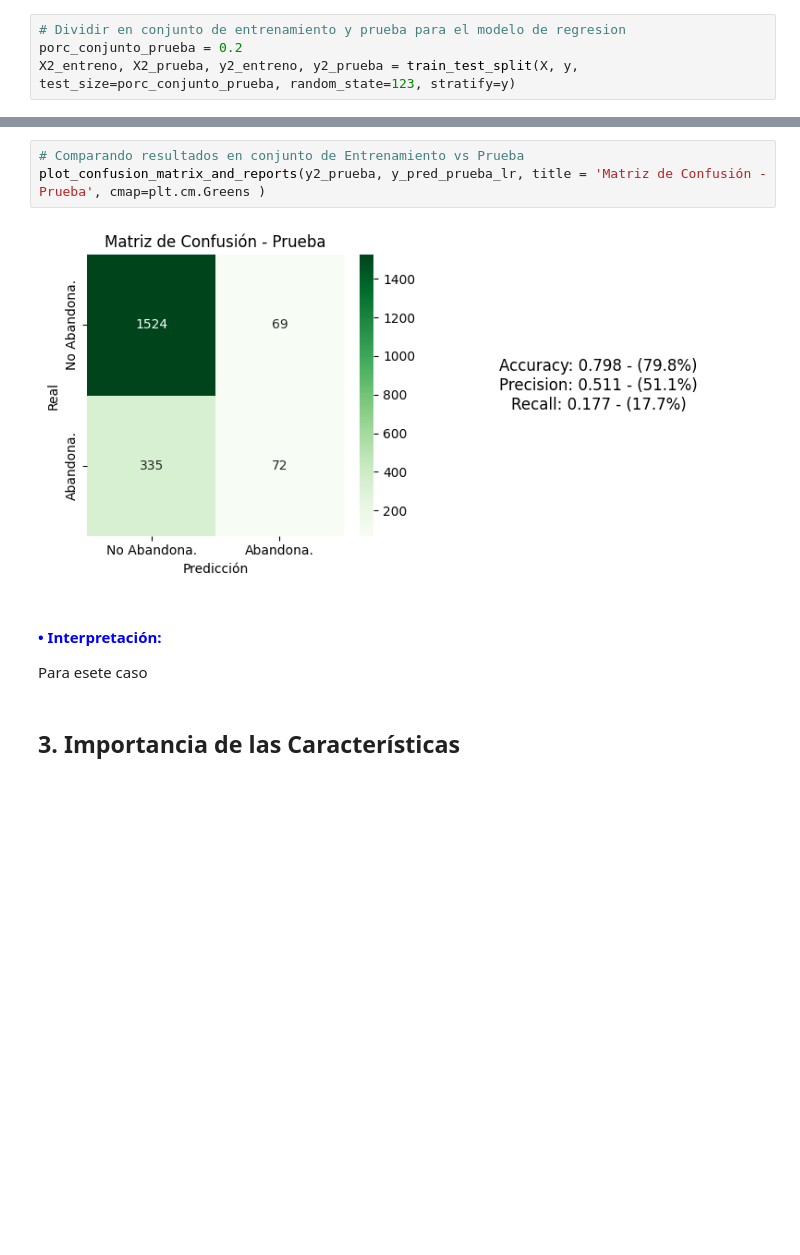
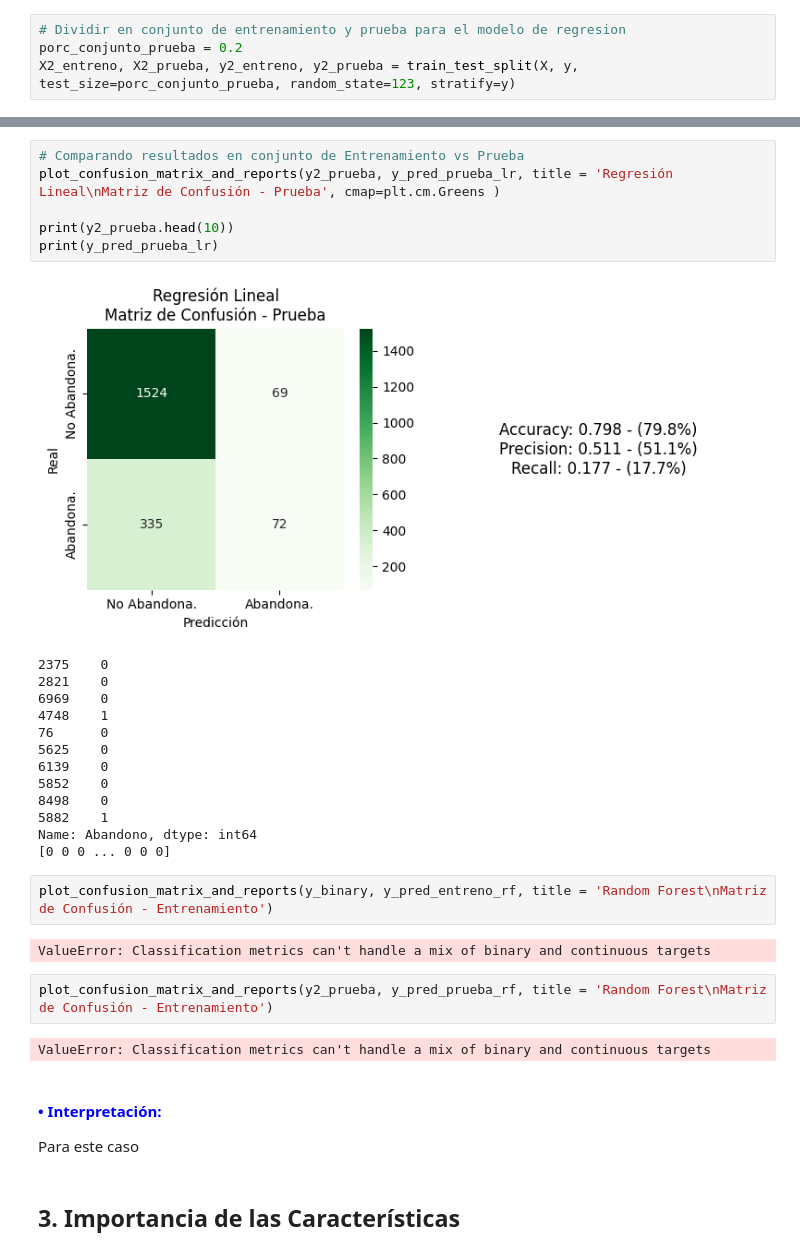
Before and after one commit to nivachasa/Reto_Bootcamp, a Jupyter notebook: Reto_Bootcamp.ipynb, the cells around one changed output, grey strips where cells are left out. Cells and saved outputs as stored; diff of their text form; blank space fills up the shorter version.

```diff
--- a/Reto_Bootcamp.ipynb
+++ b/Reto_Bootcamp.ipynb
@@ -942,12 +1015,35 @@ plot_confusion_matrix_and_reports(y2_entreno, y_pred_entreno_lr, title = 'Matriz
 # %%
 # Comparando resultados en conjunto de Entrenamiento vs Prueba
-plot_confusion_matrix_and_reports(y2_prueba, y_pred_prueba_lr, title = 'Matriz de Confusión - Prueba', cmap=plt.cm.Greens )
+plot_confusion_matrix_and_reports(y2_prueba, y_pred_prueba_lr, title = 'Regresión Lineal\nMatriz de Confusión - Prueba', cmap=plt.cm.Greens )
+
+print(y2_prueba.head(10))
+print(y_pred_prueba_lr)
 # %% [output]
-[figure, old version]
+[figure, new version]
+2375    0
+2821    0
+6969    0
+4748    1
+76      0
+5625    0
+6139    0
+5852    0
+8498    0
+5882    1
+Name: Abandono, dtype: int64
+[0 0 0 ... 0 0 0]
+# %%
+plot_confusion_matrix_and_reports(y_binary, y_pred_entreno_rf, title = 'Random Forest\nMatriz de Confusión - Entrenamiento')
+# %% [output]
+ValueError: Classification metrics can't handle a mix of binary and continuous targets
+# %%
+plot_confusion_matrix_and_reports(y2_prueba, y_pred_prueba_rf, title = 'Random Forest\nMatriz de Confusión - Entrenamiento')
+# %% [output]
+ValueError: Classification metrics can't handle a mix of binary and continuous targets
 # %% [markdown]
 <h4 style = "color: blue;"> • Interpretación: </h4>
 
-Para esete caso
+Para este caso
 # %% [markdown]
 ## 3. Importancia de las Características
 # %%
```
Also changed, not shown: parts of 7 cells of this notebook.
